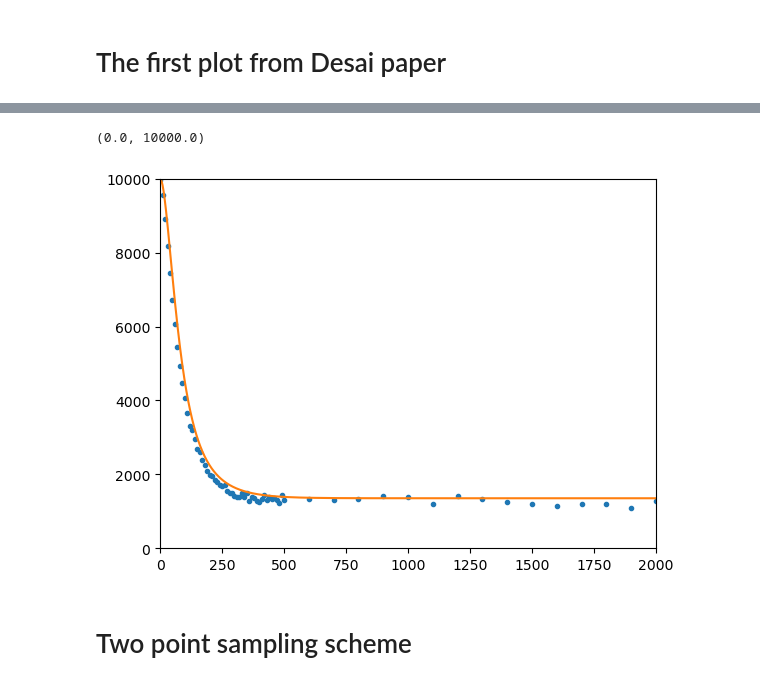
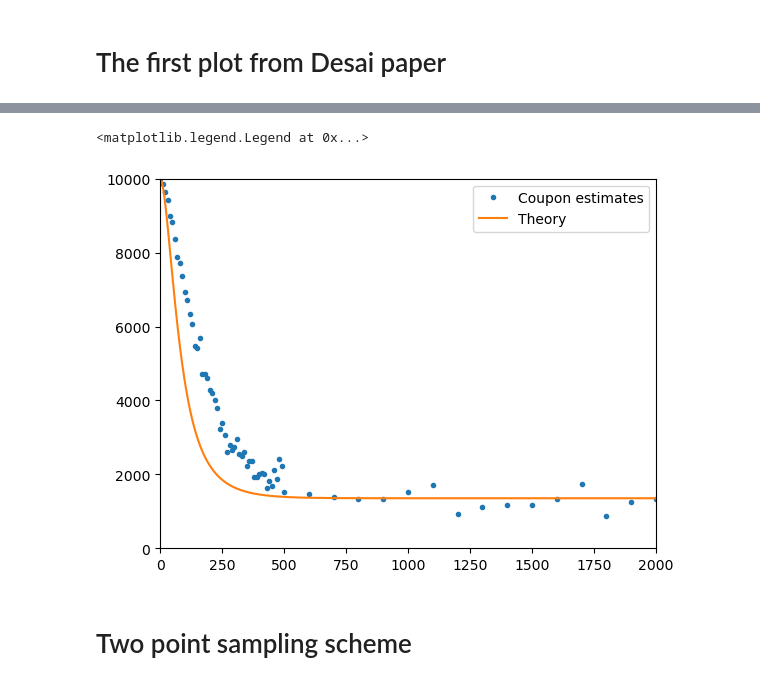
Before and after one commit to regevs/dated_selection, a Jupyter notebook: notebooks/20230426_coupon_estimates.ipynb, the cells around one changed output, grey strips where cells are left out. Drawn from its saved outputs; the diff is of its cells as text; code cells hidden in the pictures.

```diff
--- a/notebooks/20230426_coupon_estimates.ipynb
+++ b/notebooks/20230426_coupon_estimates.ipynb
@@ -35,6 +35,6 @@ def effective_pop_size_pairwise(t1, t2, N, Ud, s):
 # %% [markdown]
 # The first plot from Desai paper
 # %%
-target_path = "/rds/project/rds-8b3VcZwY7rY/projects/dated_selection/data/first_desai_20230506/"
+target_path = "/rds/project/rds-8b3VcZwY7rY/projects/dated_selection/data/another_desai_20230626/"
 # %%
 all_n_lineages = curve_inference.read_all_n_lineages(target_path)
@@ -41,6 +53,6 @@ all_n_lineages = curve_inference.read_all_n_lineages(target_path)
 # %%
-max_generations = 40000
+max_generations = 4000
 
-xs = np.concatenate([np.arange(0,500,10), np.arange(500, 2000, 100), np.arange(2000, 40000, 500)])
+xs = np.concatenate([np.arange(0,500,10), np.arange(500, 2000, 100), np.arange(2000, max_generations, 500)])
 # %%
 estimates = curve_inference.infer_Ne(all_n_lineages, xs)
@@ -54,13 +78,14 @@ t2 = np.arange(0, max_generations)
 
 theory_Ne = effective_pop_size_pairwise(t1, t2, N, Ud, s)
 # %%
-plt.plot(xs, estimates, '.')
-plt.plot(t1, theory_Ne)
+plt.plot(xs[:-1], estimates, '.', label="Coupon estimates")
+plt.plot(t1, theory_Ne, label="Theory")
 plt.xlim(0,2000)
 plt.ylim(0, 10000)
+plt.legend()
 # %% [output]
-(0.0, 10000.0)
+<matplotlib.legend.Legend at 0x...>
-[figure, old version]
+[figure, new version]
 # %% [markdown]
 # Two point sampling scheme
 # %%
```
Also changed, not shown: parts of 22 cells of this notebook, 8 other files.
